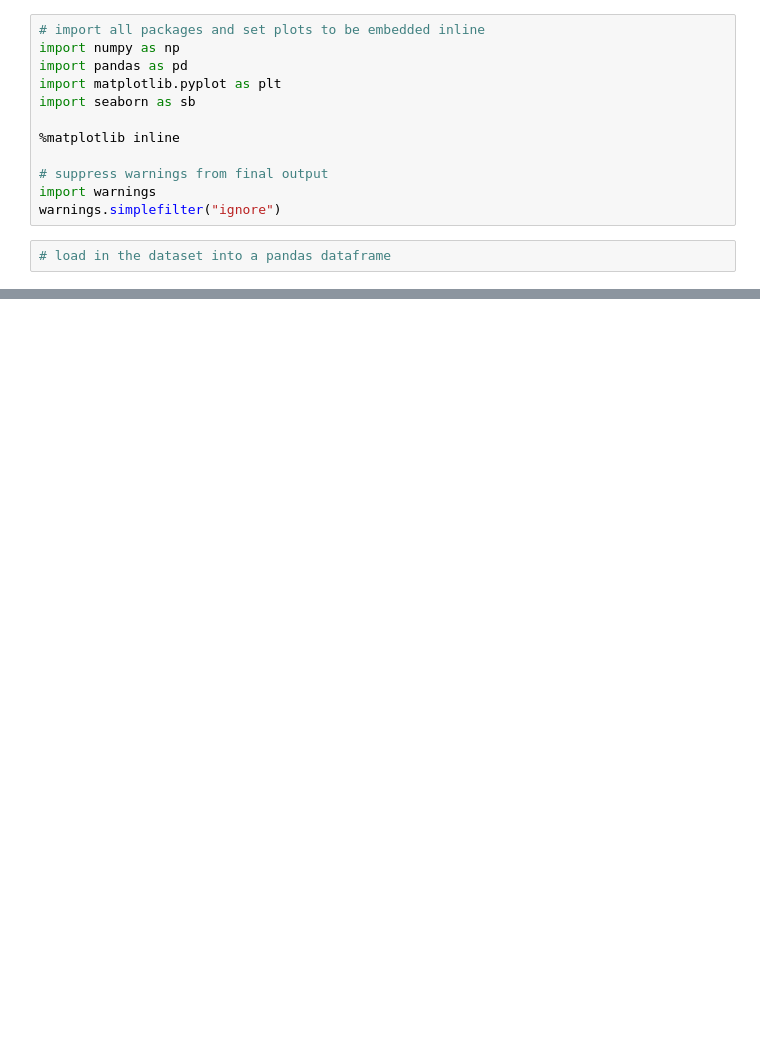
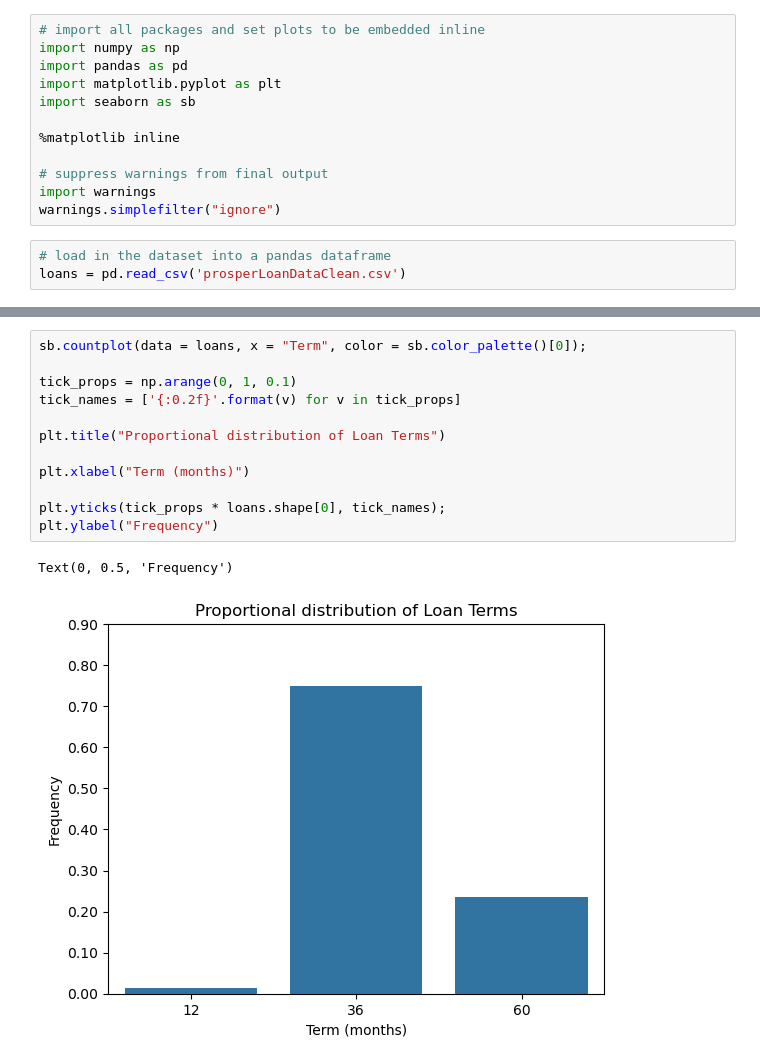
Before and after one commit to ismailomodara/prosper-loan-analysis, a Jupyter notebook: Prosper_Loans_Data_Part2.ipynb, the cells around one changed output, grey strips where cells are left out. Saved outputs shown, nothing was run; the diff lists cells and outputs as text; blank space fills up the shorter version.

```diff
--- a/Prosper_Loans_Data_Part2.ipynb
+++ b/Prosper_Loans_Data_Part2.ipynb
@@ -31,3 +24,4 @@ import warnings
 warnings.simplefilter("ignore")
 # %%
 # load in the dataset into a pandas dataframe
+loans = pd.read_csv('prosperLoanDataClean.csv')
@@ -59,0 +32,15 @@ but feel free to add more if you'd like!
+# %%
+sb.countplot(data = loans, x = "Term", color = sb.color_palette()[0]);
+
+tick_props = np.arange(0, 1, 0.1)
+tick_names = ['{:0.2f}'.format(v) for v in tick_props]
+
+plt.title("Proportional distribution of Loan Terms")
+
+plt.xlabel("Term (months)")
+
+plt.yticks(tick_props * loans.shape[0], tick_names);
+plt.ylabel("Frequency")
+# %% [output]
+Text(0, 0.5, 'Frequency')
+[figure, added]
```
Also changed, not shown: parts of 23 cells of this notebook, 6 other files.
